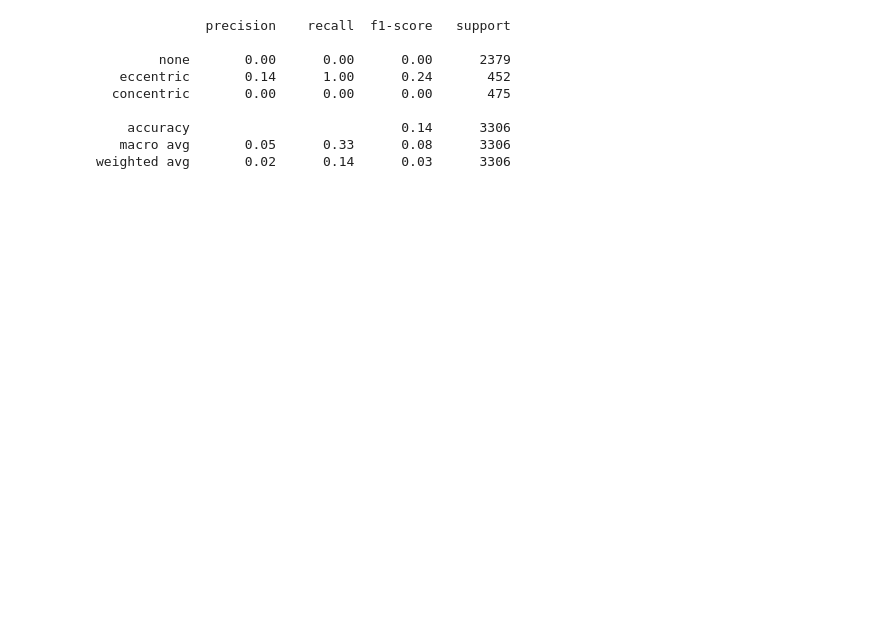
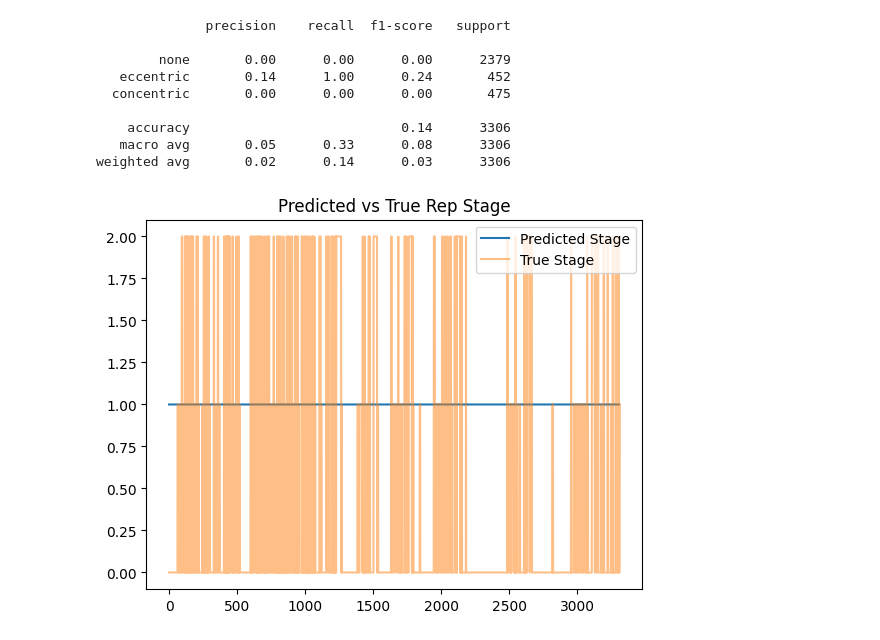
Before and after one commit to israelavendanojr/mobile-app, a Jupyter notebook: backend/logger_engine/notebooks/rep_classifier.ipynb, the cells around one changed output. Saved outputs shown, nothing was run; the diff lists cells and outputs as text; code cells hidden in the pictures; blank space fills up the shorter version.

Commit message:
Model end

```diff
--- a/backend/logger_engine/notebooks/rep_classifier.ipynb
+++ b/backend/logger_engine/notebooks/rep_classifier.ipynb
@@ -38,13 +40,3 @@ class RepStageDataset(Dataset):
         x = self.pose_data[idx : idx + self.seq_len]
         y = self.labels[idx + self.seq_len // 2]  # label for center frame
         return torch.tensor(x, dtype=torch.float32), torch.tensor(y)
-# %%
-import numpy as np
-import json
-
-pose_data = np.load("../data/pose_np/sldl_israel_npy.npy")
-with open("../data/label_data/sldl_israel_data.json") as f:
-    labels = json.load(f)["rep_stages"]
-
-print("Pose frames:", len(pose_data))
-print("Labels:", len(labels))
@@ -93,7 +82,21 @@ class RepStageClassifier(nn.Module):
 model = RepStageClassifier(INPUT_SIZE)
 # %%
 # Define loss function — CrossEntropyLoss good for classification
-criterion = nn.CrossEntropyLoss()
+
+# Count your dataset's label distribution
+class_counts = Counter(dataset.labels)
+total = sum(class_counts.values())
+
+# Compute inverse frequency weights
+weights = [total / class_counts[i] for i in range(NUM_CLASSES)]
+weights = [1, 10, 10]
+
+# Print them to verify (optional)
+print("Class weights:", weights)
+
+# Use the weighted loss
+criterion = nn.CrossEntropyLoss(weight=torch.tensor(weights, dtype=torch.float32).to(device))
+
 
 # Define optimizer — Adam widely used for sequence models like LSTM
 optimizer = optim.Adam(model.parameters(), lr=0.001)
@@ -155,3 +160,22 @@ print(classification_report(all_labels, all_preds, target_names=["none", "eccent
     accuracy                           0.14      3306
    macro avg       0.05      0.33      0.08      3306
 weighted avg       0.02      0.14      0.03      3306
+# %%
+# Plot predicted stage vs. time
+# Run inference on the entire sequence (no batching)
+model.eval()
+with torch.no_grad():
+    preds = []
+    for i in range(len(dataset)):
+        x, _ = dataset[i]
+        pred = model(x.unsqueeze(0).to(device)).argmax(dim=1).item()
+        preds.append(pred)
+
+import matplotlib.pyplot as plt
+plt.plot(preds, label="Predicted Stage")
+plt.plot(dataset.labels[SEQUENCE_LENGTH//2:], label="True Stage", alpha=0.5)
+plt.legend()
+plt.title("Predicted vs True Rep Stage")
+plt.show()
+# %% [output]
+[figure, added]
```
Also changed, not shown: parts of 4 cells of this notebook.
